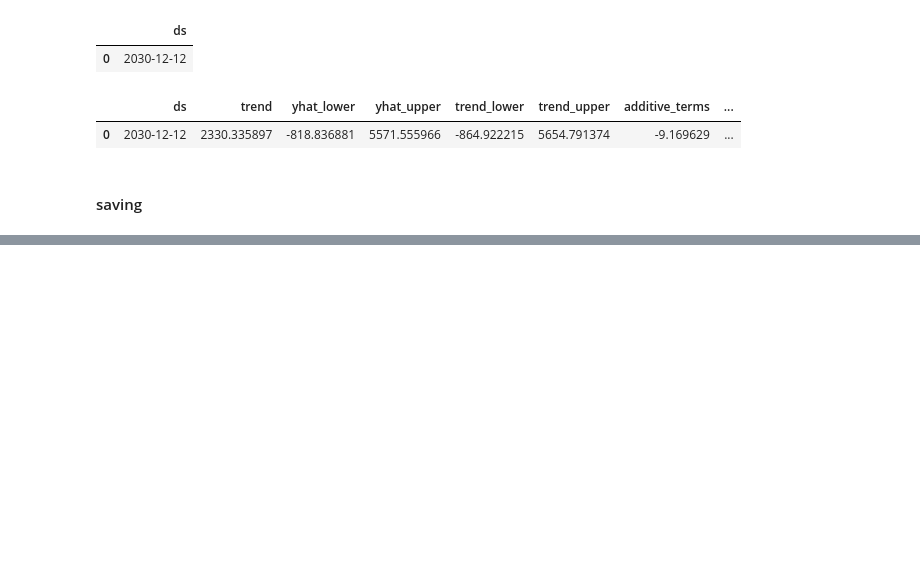
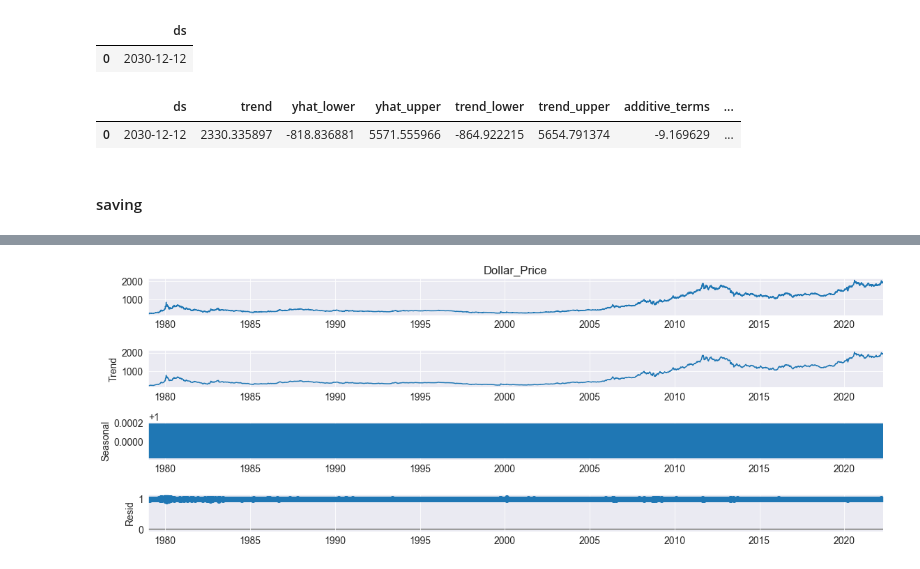
Before and after one commit to ahmadmustafaanis/Gold-Price-Prediction-API, a Jupyter notebook: src/GoldPricePredictor.ipynb, the cells around one changed output, grey strips where cells are left out. Drawn from its saved outputs; the diff is of its cells as text; code cells hidden in the pictures; blank space fills up the shorter version.

```diff
--- a/src/GoldPricePredictor.ipynb
+++ b/src/GoldPricePredictor.ipynb
@@ -194,0 +253,5 @@ with open('../models/fbprophet.pckl', 'wb') as fout:
+# %%
+result_mul = seasonal_decompose(df['Dollar_Price'],model = 'mul')
+result_mul.plot();
+# %% [output]
+[figure, added]
```
Also changed, not shown: parts of 25 cells of this notebook.
